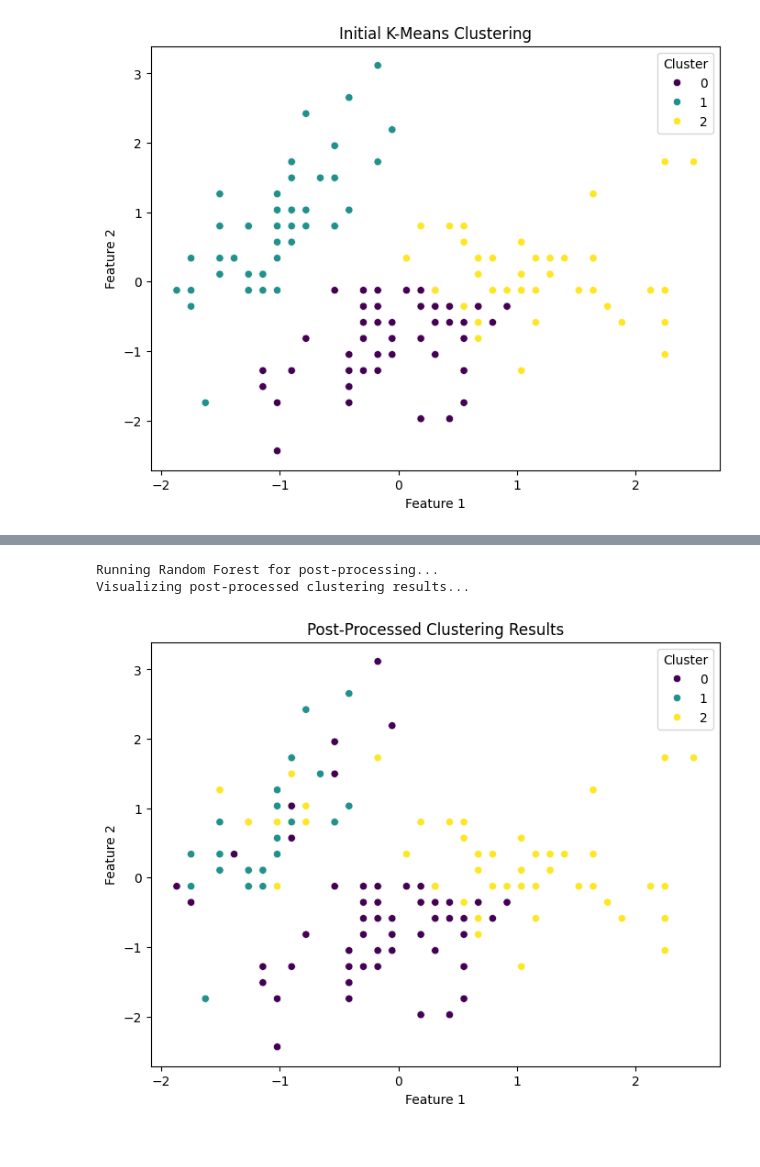
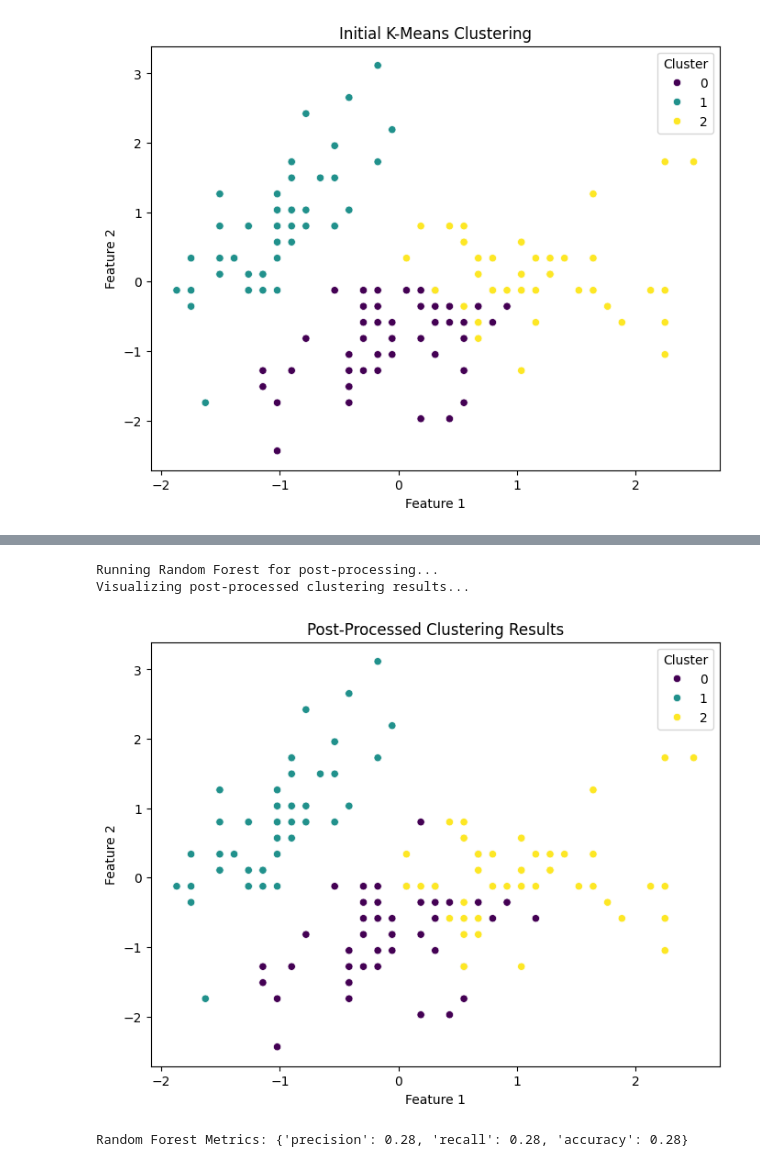
Before and after one commit to AnnaDiana123/BDA_Project, a Jupyter notebook: notebooks/experiment_iris.ipynb, the cells around one changed output, grey strips where cells are left out. Cells and saved outputs as stored; diff of their text form; code cells hidden in the pictures.

```diff
--- a/notebooks/experiment_iris.ipynb
+++ b/notebooks/experiment_iris.ipynb
@@ -6,6 +6,11 @@ from code.utils import load_data, plot_clusters
 from code.clustering import run_kmeans, elbow_method
 from code.post_processing import split_stable_and_misclassified, post_process_with_rf
 # %%
-# Load and preprocess data
 data_path = "../data/Iris-150.txt"
-data, original_labels = load_data(data_path)
+data, encoded_labels, label_mapping = load_data(data_path)
+
+# Assign original_labels for metric calculations
+original_labels = encoded_labels  # Use the numeric-encoded labels for calculations
+
+print("Label Mapping:")
+print(label_mapping)
@@ -33,9 +62,13 @@ Visualizing initial K-Means clustering...
 # Convert cluster_labels to pd.Series for compatibility
 cluster_labels = pd.Series(cluster_labels, index=data.index)
 # %%
+# Get centroids from KMeans
+centroids = kmeans_model.cluster_centers_
+
 # Split stable and misclassified points
 print("Splitting stable and misclassified points...")
-stable_data, stable_labels, misclassified_data = split_stable_and_misclassified(data, pd.Series(cluster_labels))
+stable_data, stable_labels, misclassified_data = split_stable_and_misclassified(data, cluster_labels, centroids, threshold=0.5)
+
 
 # Visualize stable and misclassified points
 stable_labels = stable_labels.rename("Cluster")
@@ -53,14 +86,28 @@ Visualizing stable and misclassified points...
 # %%
-# Post-process misclassified points using Random Forest
+# Run post-processing and calculate metrics
 if not misclassified_data.empty:
     print("Running Random Forest for post-processing...")
-    updated_labels = post_process_with_rf(stable_data, stable_labels, misclassified_data)
+    updated_labels, metrics = post_process_with_rf(
+        stable_data, stable_labels,
+        misclassified_data,
+        test_labels=original_labels.loc[misclassified_data.index]
+    )
+    # Ensure updated_labels is compatible with cluster_labels
+    updated_labels = updated_labels.astype(cluster_labels.dtype)
+
+    # Update cluster_labels with the post-processed labels
     cluster_labels.update(updated_labels)
 
 # Visualize post-processed clustering results
 print("Visualizing post-processed clustering results...")
 plot_clusters(data, cluster_labels, "Post-Processed Clustering Results", "../results/iris/post_processed.png")
 # %% [output]
 Running Random Forest for post-processing...
 Visualizing post-processed clustering results...
-[figure, old version]
+[figure, new version]
+# %%
+# Calculate Random Forest metrics
+rf_metrics = calculate_metrics(original_labels, cluster_labels)
+print(f"Random Forest Metrics: {rf_metrics}")
+# %% [output]
+Random Forest Metrics: {'precision': 0.28, 'recall': 0.28, 'accuracy': 0.28}
```
Also changed, not shown: parts of 7 cells of this notebook, 2 other files.
